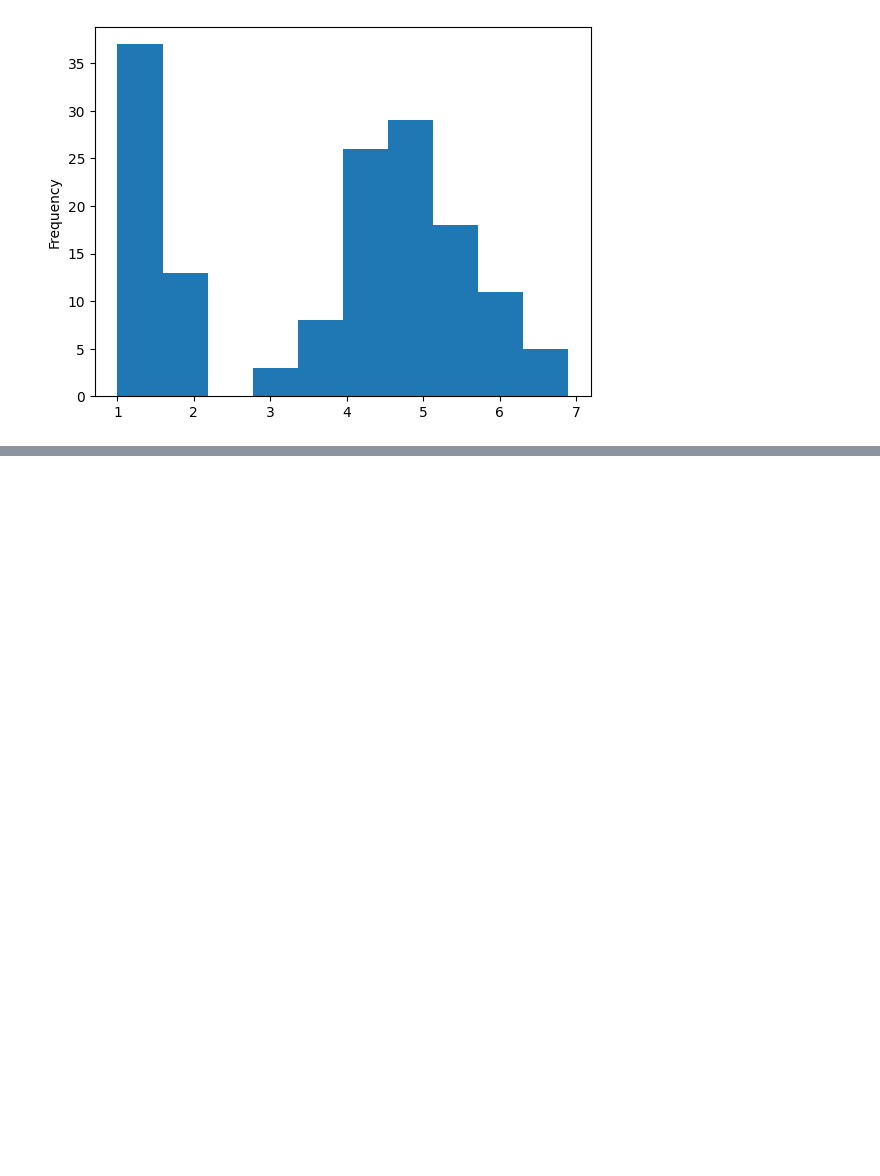
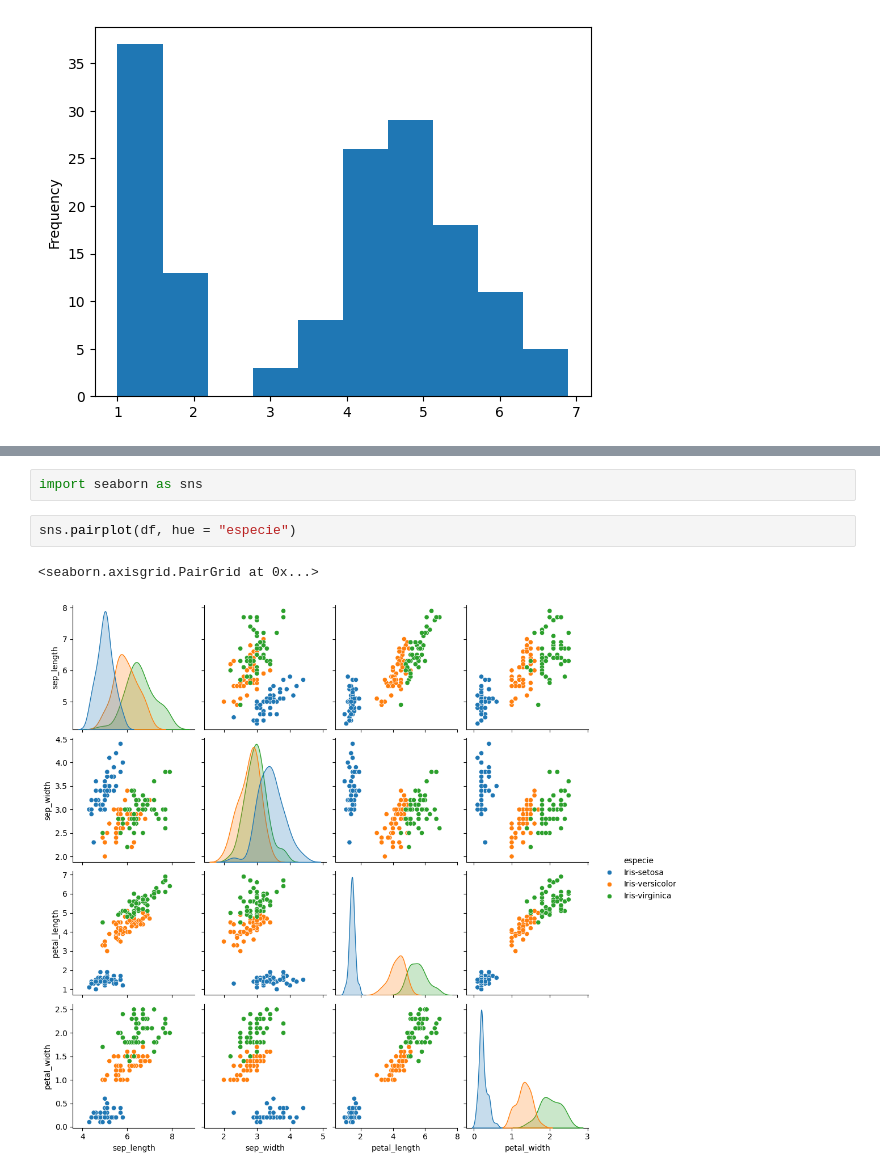
Before and after one commit to EstebanGomezVal/iteso-data-analytics, a Jupyter notebook: notebooks/Intro(NP&PD).ipynb, the cells around one changed output, grey strips where cells are left out. Cells and saved outputs as stored; diff of their text form; blank space fills up the shorter version.

```diff
--- a/notebooks/Intro(NP&PD).ipynb
+++ b/notebooks/Intro(NP&PD).ipynb
@@ -494,0 +520,7 @@ df["petal_length"].plot(kind = "hist")
+# %%
+import seaborn as sns
+# %%
+sns.pairplot(df, hue = "especie")
+# %% [output]
+<seaborn.axisgrid.PairGrid at 0x...>
+[figure, added]
```
Also changed, not shown: parts of 2 cells of this notebook, 1 other file.
